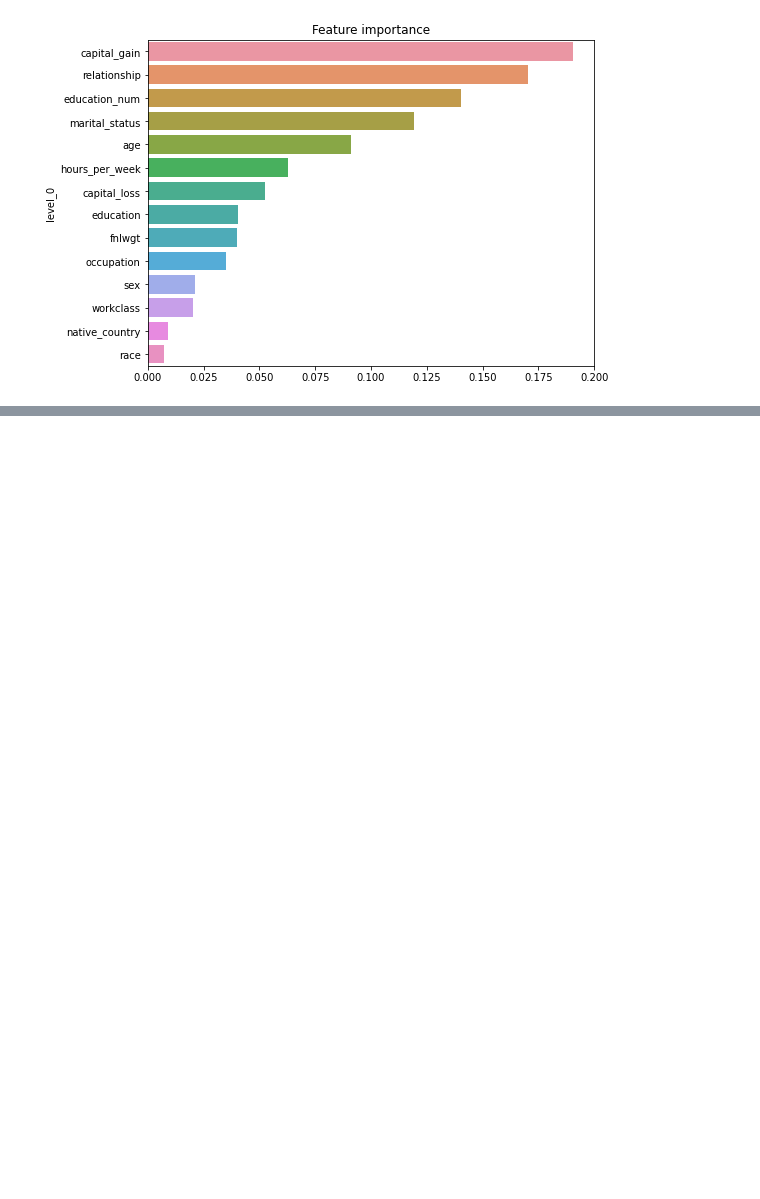
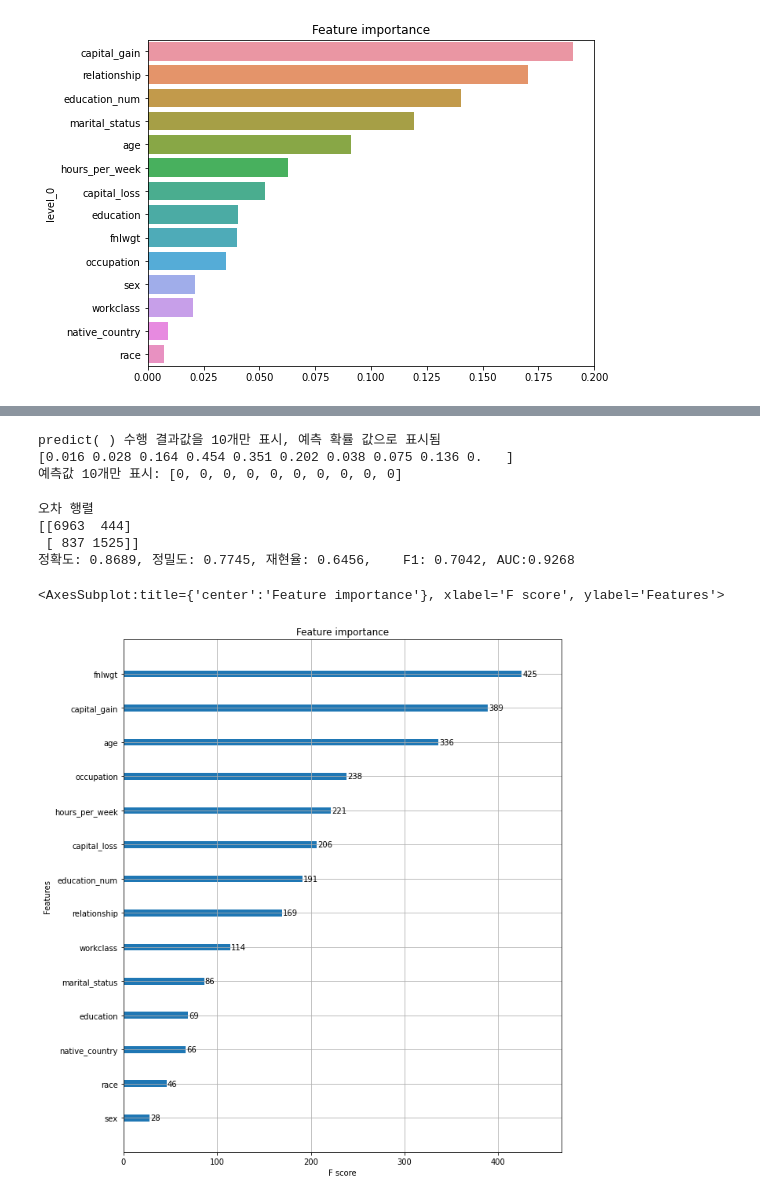
Before and after one commit to Huni0318/statiscal-machine-learning, a Jupyter notebook: machine learning/label version.ipynb, the cells around one changed output, grey strips where cells are left out. Cells and saved outputs as stored; diff of their text form; code cells hidden in the pictures; blank space fills up the shorter version.

```diff
--- a/machine learning/label version.ipynb
+++ b/machine learning/label version.ipynb
@@ -271,0 +274,15 @@ sns.barplot(x = ftr_top, y = ftr1)
+# %%
+dtrain = xgb.DMatrix(data=X_train , label=y_train)
+dtest = xgb.DMatrix(data=X_test , label=y_test)
+# %%
+params = { 'max_depth':3,
+           'eta': 0.1,
+           'objective':'binary:logistic',
+           'eval_metric':'logloss',
+           'early_stoppings':100
+        }
+num_rounds = 400
+# %%
+wlist = [(dtrain,'train'),(dtest,'eval') ]
+# 하이퍼 파라미터와 early stopping 파라미터를 train( ) 함수의 파라미터로 전달
+xgb_model = xgb.train(params = params , dtrain=dtrain , num_boost_round=num_rounds , evals=wlist )
@@ -271,0 +307,28 @@ sns.barplot(x = ftr_top, y = ftr1)
+# %%
+pred_probs = xgb_model.predict(dtest)
+print('predict( ) 수행 결과값을 10개만 표시, 예측 확률 값으로 표시됨')
+print(np.round(pred_probs[:10],3))
+
+# 예측 확률이 0.5 보다 크면 1 , 그렇지 않으면 0 으로 예측값 결정하여 List 객체인 preds에 저장
+preds = [ 1 if x > 0.5 else 0 for x in pred_probs ]
+print('예측값 10개만 표시:',preds[:10])
+# %% [output]
+predict( ) 수행 결과값을 10개만 표시, 예측 확률 값으로 표시됨
+[0.016 0.028 0.164 0.454 0.351 0.202 0.038 0.075 0.136 0.   ]
+예측값 10개만 표시: [0, 0, 0, 0, 0, 0, 0, 0, 0, 0]
+# %%
+get_clf_eval(y_test , preds, pred_probs)
+# %% [output]
+오차 행렬
+[[6963  444]
+ [ 837 1525]]
+정확도: 0.8689, 정밀도: 0.7745, 재현율: 0.6456,    F1: 0.7042, AUC:0.9268
+# %%
+import matplotlib.pyplot as plt
+%matplotlib inline
+
+fig, ax = plt.subplots(figsize=(10, 12))
+plot_importance(xgb_model, ax=ax)
+# %% [output]
+<AxesSubplot:title={'center':'Feature importance'}, xlabel='F score', ylabel='Features'>
+[figure, added]
```
Also changed, not shown: parts of 2 cells of this notebook.
